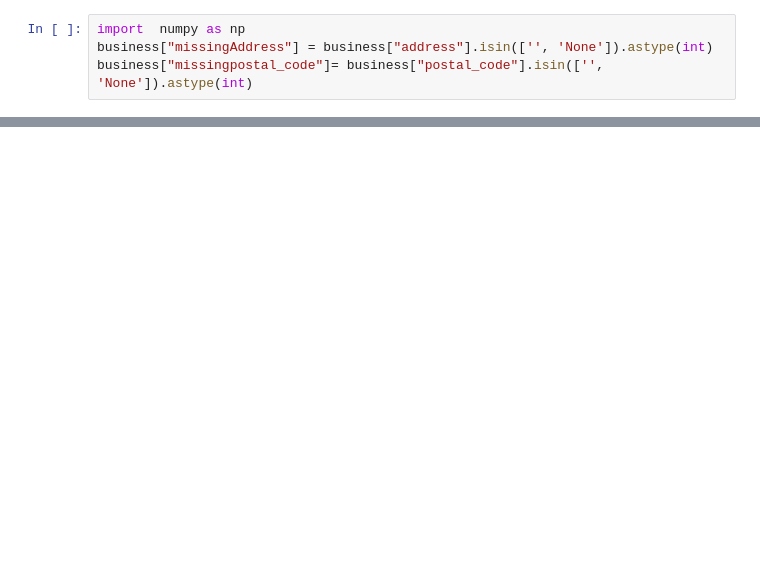
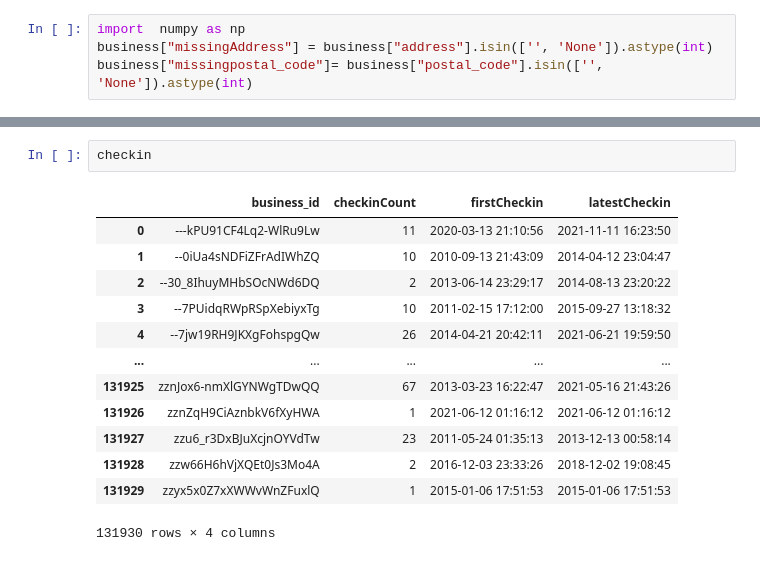
Before and after one commit to suspicious-candy/Restaurant_Rec, a Jupyter notebook: data-explorer.ipynb, the cells around one changed output, grey strips where cells are left out. Cells and saved outputs as stored; diff of their text form; blank space fills up the shorter version.

```diff
--- a/data-explorer.ipynb
+++ b/data-explorer.ipynb
@@ -166,0 +221,16 @@ business["categories"].value_counts().reset_index().sort_values("count",ascendin
+# %%
+checkin
+# %% [output]
+|  | business_id | checkinCount | firstCheckin | latestCheckin |
+| 0 | ---kPU91CF4Lq2-WlRu9Lw | 11 | 2020-03-13 21:10:56 | 2021-11-11 16:23:50 |
+| 1 | --0iUa4sNDFiZFrAdIWhZQ | 10 | 2010-09-13 21:43:09 | 2014-04-12 23:04:47 |
+| 2 | --30_8IhuyMHbSOcNWd6DQ | 2 | 2013-06-14 23:29:17 | 2014-08-13 23:20:22 |
+| 3 | --7PUidqRWpRSpXebiyxTg | 10 | 2011-02-15 17:12:00 | 2015-09-27 13:18:32 |
+| 4 | --7jw19RH9JKXgFohspgQw | 26 | 2014-04-21 20:42:11 | 2021-06-21 19:59:50 |
+| ... | ... | ... | ... | ... |
+| 131925 | zznJox6-nmXlGYNWgTDwQQ | 67 | 2013-03-23 16:22:47 | 2021-05-16 21:43:26 |
+| 131926 | zznZqH9CiAznbkV6fXyHWA | 1 | 2021-06-12 01:16:12 | 2021-06-12 01:16:12 |
+| 131927 | zzu6_r3DxBJuXcjnOYVdTw | 23 | 2011-05-24 01:35:13 | 2013-12-13 00:58:14 |
+| 131928 | zzw66H6hVjXQEt0Js3Mo4A | 2 | 2016-12-03 23:33:26 | 2018-12-02 19:08:45 |
+| 131929 | zzyx5x0Z7xXWWvWnZFuxlQ | 1 | 2015-01-06 17:51:53 | 2015-01-06 17:51:53 |
+131930 rows × 4 columns
```
Also changed, not shown: parts of 43 cells of this notebook.
